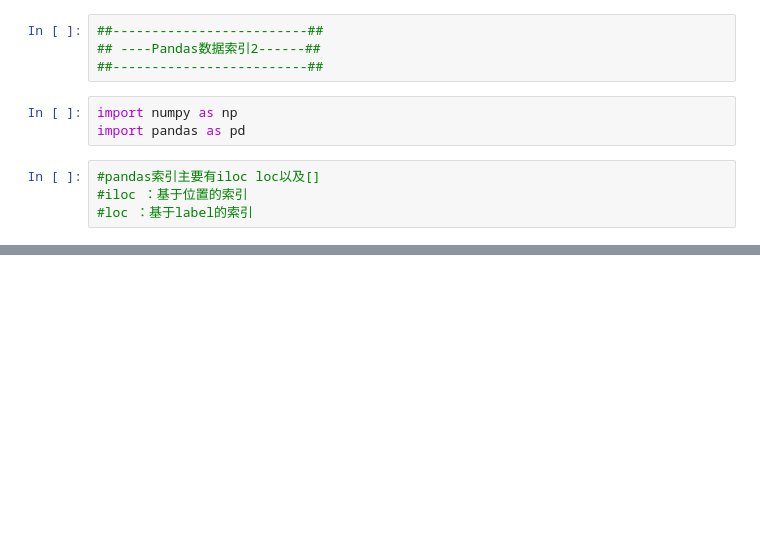
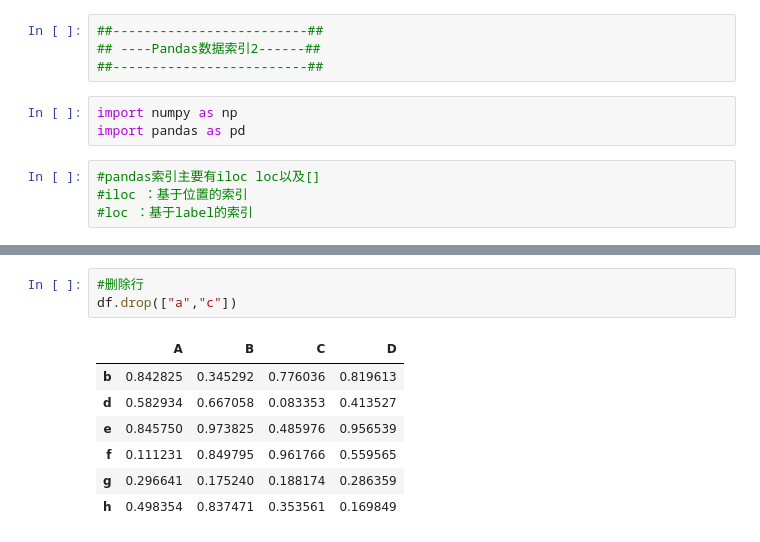
Before and after one commit to lzh233/Pydata_study, a Jupyter notebook: 06-1.Pandas_数据的索引.ipynb, the cells around one changed output, grey strips where cells are left out. Drawn from its saved outputs; the diff is of its cells as text; blank space fills up the shorter version.

```diff
--- a/06-1.Pandas_数据的索引.ipynb
+++ b/06-1.Pandas_数据的索引.ipynb
@@ -167,0 +222,11 @@ df.iloc[:,[1,2,0]]
+# %%
+#删除行
+df.drop(["a","c"])
+# %% [output]
+|  | A | B | C | D |
+| b | 0.842825 | 0.345292 | 0.776036 | 0.819613 |
+| d | 0.582934 | 0.667058 | 0.083353 | 0.413527 |
+| e | 0.845750 | 0.973825 | 0.485976 | 0.956539 |
+| f | 0.111231 | 0.849795 | 0.961766 | 0.559565 |
+| g | 0.296641 | 0.175240 | 0.188174 | 0.286359 |
+| h | 0.498354 | 0.837471 | 0.353561 | 0.169849 |
```
Also changed, not shown: parts of 21 cells of this notebook, 13 other files.
